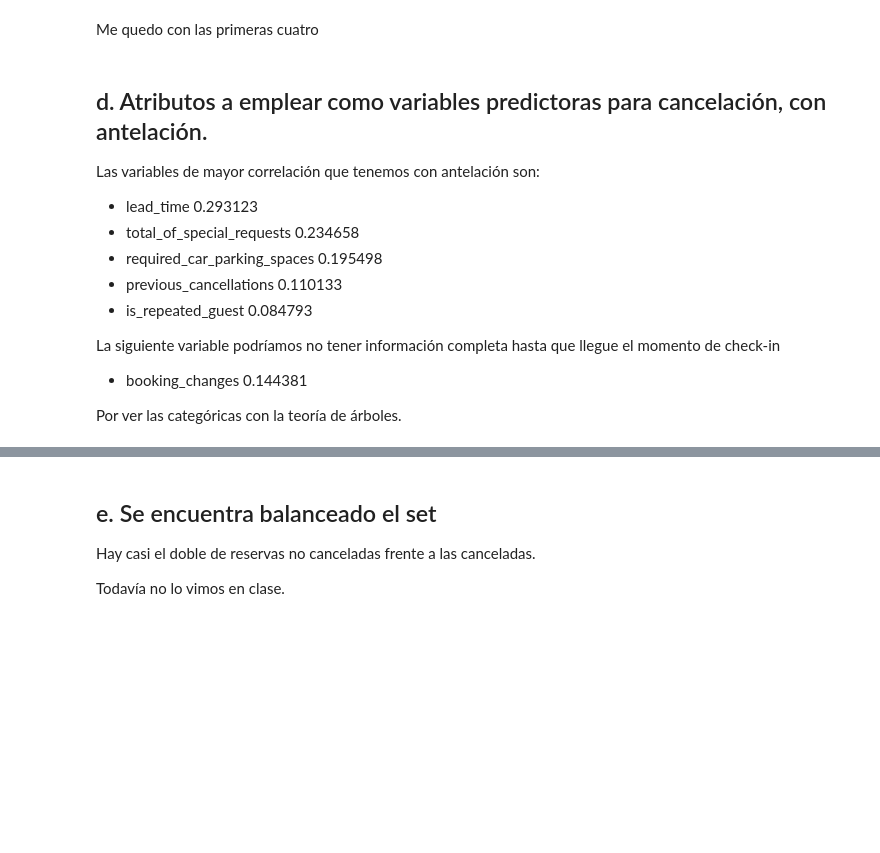
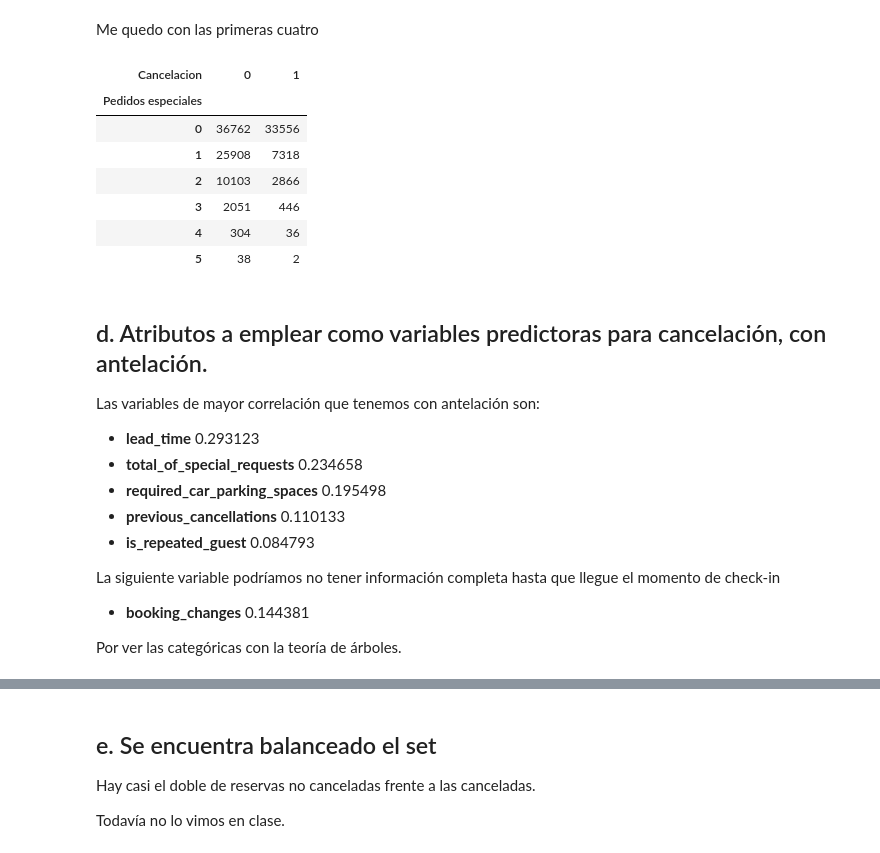
Before and after one commit to francotestori/aauba_01, a Jupyter notebook: exploratory_analysis.ipynb, the cells around one changed output, grey strips where cells are left out. Cells and saved outputs as stored; diff of their text form; code cells hidden in the pictures; blank space fills up the shorter version.

```diff
--- a/exploratory_analysis.ipynb
+++ b/exploratory_analysis.ipynb
@@ -372,27 +479,36 @@ Me quedo con las primeras cuatro
 # %%
 #import matplotlib.pyplot as plt
 #import numpy as np
 
-df_first4 = df_correlations[['deposit_type_Non Refund', 'deposit_type_No Deposit', 'assignedWhichReserved', 'total_of_special_requests', 'is_canceled']]
+df_first4 = df_correlations[['deposit_type_Non Refund', 'deposit_type_No Deposit', 'did_room_match', 'total_of_special_requests', 'is_canceled']]
 
 matriz_nonRefund = pd.crosstab(df_correlations['deposit_type_Non Refund'], bookings_df['is_canceled'], rownames=['Tipo de depósito Non Refund'], colnames=['Cancelacion'])
 matriz_noDeposit = pd.crosstab(df_correlations['deposit_type_No Deposit'], bookings_df['is_canceled'], rownames=['Tipo de depósito No Deposit'], colnames=['Cancelacion'])
-matriz_assignedWhich = pd.crosstab(df_correlations['assignedWhichReserved'], bookings_df['is_canceled'], rownames=['Se les asignó lo que solicitaron'], colnames=['Cancelacion'])
+matriz_assignedWhich = pd.crosstab(df_correlations['did_room_match'], bookings_df['is_canceled'], rownames=['Se les asignó lo que solicitaron'], colnames=['Cancelacion'])
 matriz_specialRequest = pd.crosstab(df_correlations['total_of_special_requests'], bookings_df['is_canceled'], rownames=['Pedidos especiales'], colnames=['Cancelacion'])
 matriz_specialRequest
+# %% [output]
+| Cancelacion | 0 | 1 |
+| Pedidos especiales |  |  |
+| 0 | 36762 | 33556 |
+| 1 | 25908 | 7318 |
+| 2 | 10103 | 2866 |
+| 3 | 2051 | 446 |
+| 4 | 304 | 36 |
+| 5 | 38 | 2 |
 # %% [markdown]
 ## d. Atributos a emplear como variables predictoras para cancelación, con antelación.
 
 Las variables de mayor correlación que tenemos con antelación son:
-* lead_time                      0.293123
-* total_of_special_requests      0.234658
-* required_car_parking_spaces    0.195498
-* previous_cancellations         0.110133
-* is_repeated_guest              0.084793
+* **lead_time**                      0.293123
+* **total_of_special_requests**      0.234658
+* **required_car_parking_spaces**    0.195498
+* **previous_cancellations**         0.110133
+* **is_repeated_guest**              0.084793
 
 
 La siguiente variable podríamos no tener información completa hasta que llegue el momento de check-in
-* booking_changes                0.144381
+* **booking_changes**                0.144381
 
 
 
```
Also changed, not shown: parts of 21 cells of this notebook.
